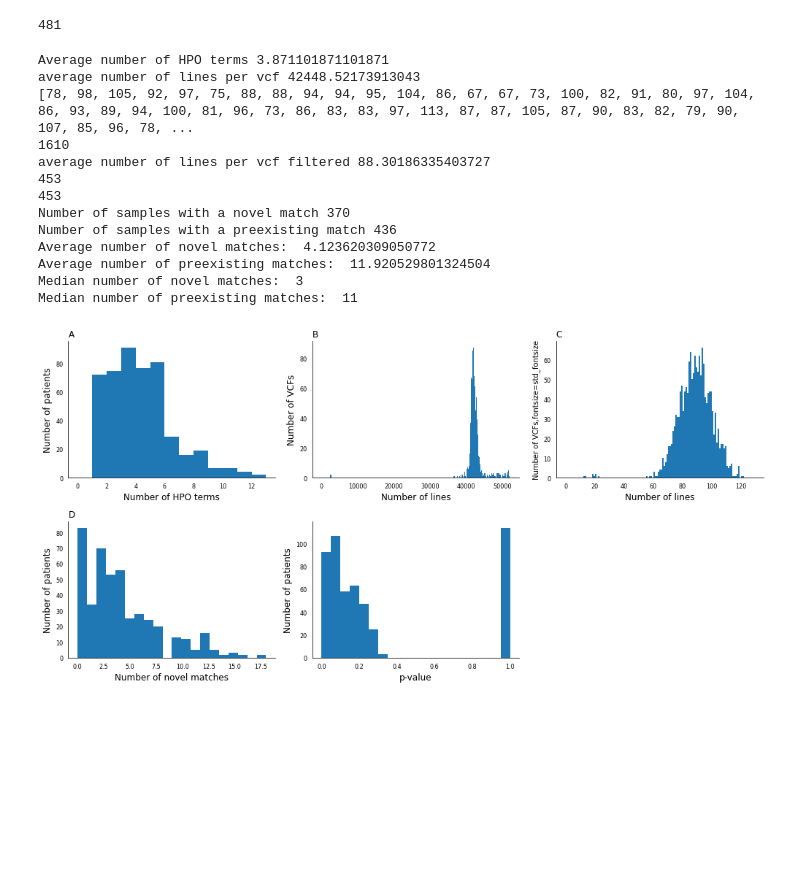
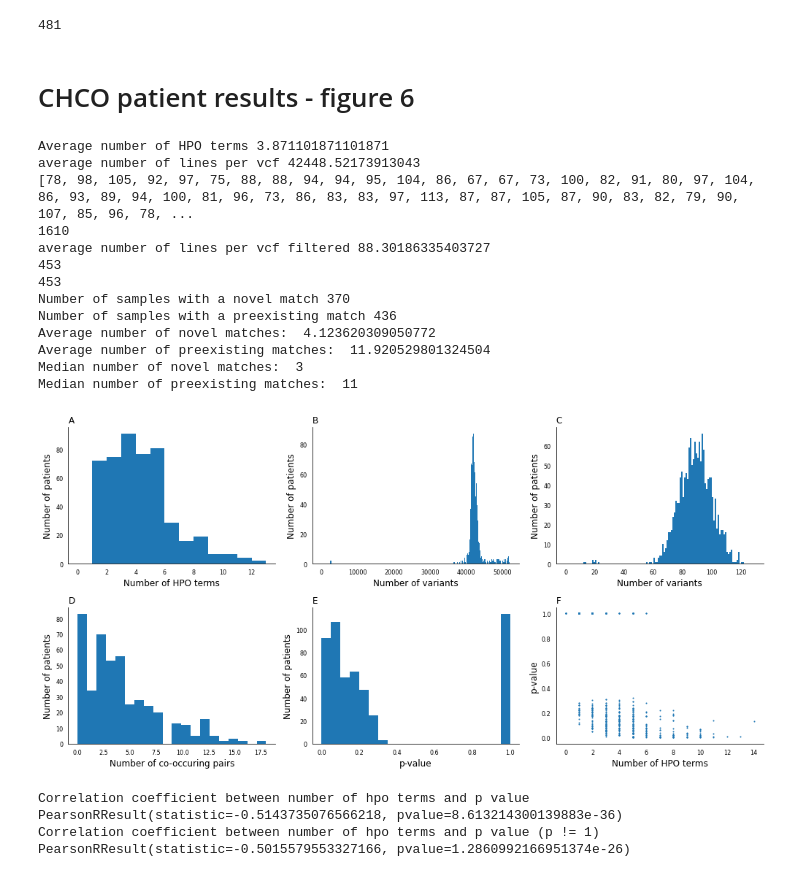
Before and after one commit to MSBradshaw/BOCC, a Jupyter notebook: Experiments/chco_patients.ipynb, the cells around one changed output. Drawn from its saved outputs; the diff is of its cells as text; code cells hidden in the pictures; blank space fills up the shorter version.

Commit message:
updated chco figure

```diff
--- a/Experiments/chco_patients.ipynb
+++ b/Experiments/chco_patients.ipynb
@@ -33,6 +33,8 @@ print(len(p2hpos))
 num_hpos = [len(x) for x in p2hpos.values()]
 # %% [output]
 481
+# %% [markdown]
+# CHCO patient results - figure 6
 # %%
 # plot distribution of number of hpo terms per patient
 fig, ax = plt.subplots(2,3)
@@ -55,8 +57,8 @@ for line in open('../Resources/lines_per_vcf.txt','r'):
 # plot distribution of number of lines per vcf
 ax[0,1].hist(line_counts, bins=range(0, max(line_counts), 100))
 ax[0,1].set_title('B',loc='left',fontsize=std_fontsize)
-ax[0,1].set_xlabel('Number of lines',fontsize=std_fontsize)
-ax[0,1].set_ylabel('Number of VCFs',fontsize=std_fontsize)
+ax[0,1].set_xlabel('Number of variants',fontsize=std_fontsize)
+ax[0,1].set_ylabel('Number of patients',fontsize=std_fontsize)
 clear_ax(ax[0,1], bottom=True, left=True)
 
 # average number of lines per vcf
@@ -73,8 +75,8 @@ print(len(line_counts))
 # plot distribution of number of lines per vcf
 ax[0,2].hist(line_counts, bins=range(0, max(line_counts)))
 ax[0,2].set_title('C',loc='left',fontsize=std_fontsize)
-ax[0,2].set_xlabel('Number of lines',fontsize=std_fontsize)
-ax[0,2].set_ylabel('Number of VCFs,fontsize=std_fontsize')
+ax[0,2].set_xlabel('Number of variants',fontsize=std_fontsize)
+ax[0,2].set_ylabel('Number of patients',fontsize=std_fontsize)
 clear_ax(ax[0,2], bottom=True, left=True)
 # average number of lines per vcf
 print('average number of lines per vcf filtered',sum(line_counts) / len(line_counts))
@@ -131,37 +133,48 @@ print('Median number of novel matches: ', sorted(sid2novel.values())[len(sid2nov
 print('Median number of preexisting matches: ', sorted(sid2preexisting.values())[len(sid2preexisting)//2])
 
 ax[1,0].hist(sid2novel.values(), bins=20)
-ax[1,0].set_xlabel('Number of novel matches',fontsize=std_fontsize)
+ax[1,0].set_xlabel('Number of co-occuring pairs',fontsize=std_fontsize)
 ax[1,0].set_ylabel('Number of patients',fontsize=std_fontsize)
 ax[1,0].set_title('D',loc='left',fontsize=std_fontsize)
 clear_ax(ax[1,0], bottom=True, left=True)
 
 # load the p value data also from the CHCO private repo
 pdf = pd.read_csv('../Resources/shuffle_null_model_pvals.tsv',sep='\t')
 ax[1,1].hist(pdf['pval'], bins=20)
 ax[1,1].set_xlabel('p-value',fontsize=std_fontsize)
 ax[1,1].set_ylabel('Number of patients',fontsize=std_fontsize)
 ax[1,1].set_title('E',loc='left',fontsize=std_fontsize)
 clear_ax(ax[1,1], bottom=True, left=True)
 
 # hid ax 1,2
-ax[1,2].axis('off')
+ax[1,2].scatter(pdf['num_hpos'], pdf['pval'], s=1)
+ax[1,2].set_xlabel('Number of HPO terms',fontsize=std_fontsize)
+ax[1,2].set_ylabel('p-value',fontsize=std_fontsize)
+ax[1,2].set_title('F',loc='left',fontsize=std_fontsize)
+clear_ax(ax[1,2], bottom=True, left=True)
 
 plt.tight_layout()
 plt.savefig('../PublicationFigures/chco_results.png', dpi=300)
 plt.show()
+
+# what is the correlation coefficient between the number of hpo terms and the p value?
+print('Correlation coefficient between number of hpo terms and p value ', pearsonr(pdf['num_hpos'], pdf['pval']))
+# and correlation for those samples that are not p =1
+print('Correlation coefficient between number of hpo terms and p value (p != 1) ', pearsonr(pdf[pdf['pval'] != 1]['num_hpos'], pdf[pdf['pval'] != 1]['pval']))
 # %% [output]
 Average number of HPO terms 3.871101871101871
 average number of lines per vcf 42448.52173913043
 [78, 98, 105, 92, 97, 75, 88, 88, 94, 94, 95, 104, 86, 67, 67, 73, 100, 82, 91, 80, 97, 104, 86, 93, 89, 94, 100, 81, 96, 73, 86, 83, 83, 97, 113, 87, 87, 105, 87, 90, 83, 82, 79, 90, 107, 85, 96, 78, ...
 1610
 average number of lines per vcf filtered 88.30186335403727
 453
 453
 Number of samples with a novel match 370
 Number of samples with a preexisting match 436
 Average number of novel matches:  4.123620309050772
 Average number of preexisting matches:  11.920529801324504
 Median number of novel matches:  3
 Median number of preexisting matches:  11
-[figure, old version]
+[figure, new version]
+Correlation coefficient between number of hpo terms and p value  PearsonRResult(statistic=-0.5143735076566218, pvalue=8.613214300139883e-36)
+Correlation coefficient between number of hpo terms and p value (p != 1)  PearsonRResult(statistic=-0.5015579553327166, pvalue=1.2860992166951374e-26)
```
Also changed, not shown: parts of 3 cells of this notebook.
